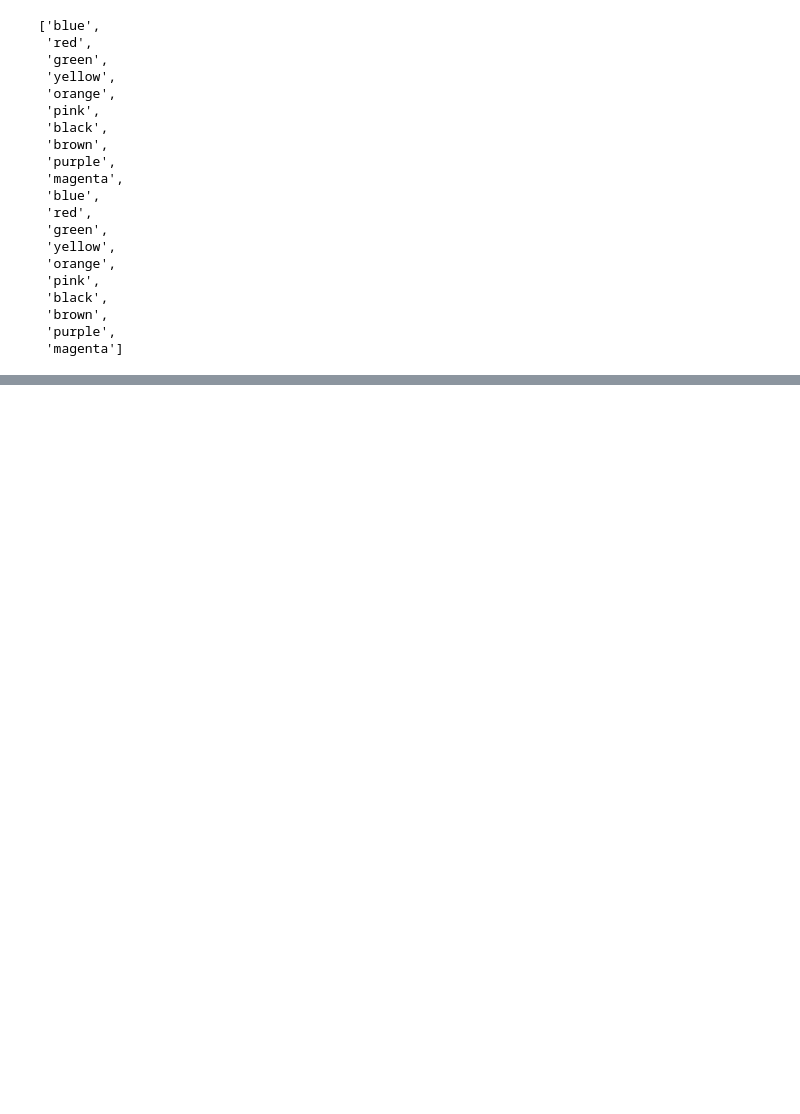
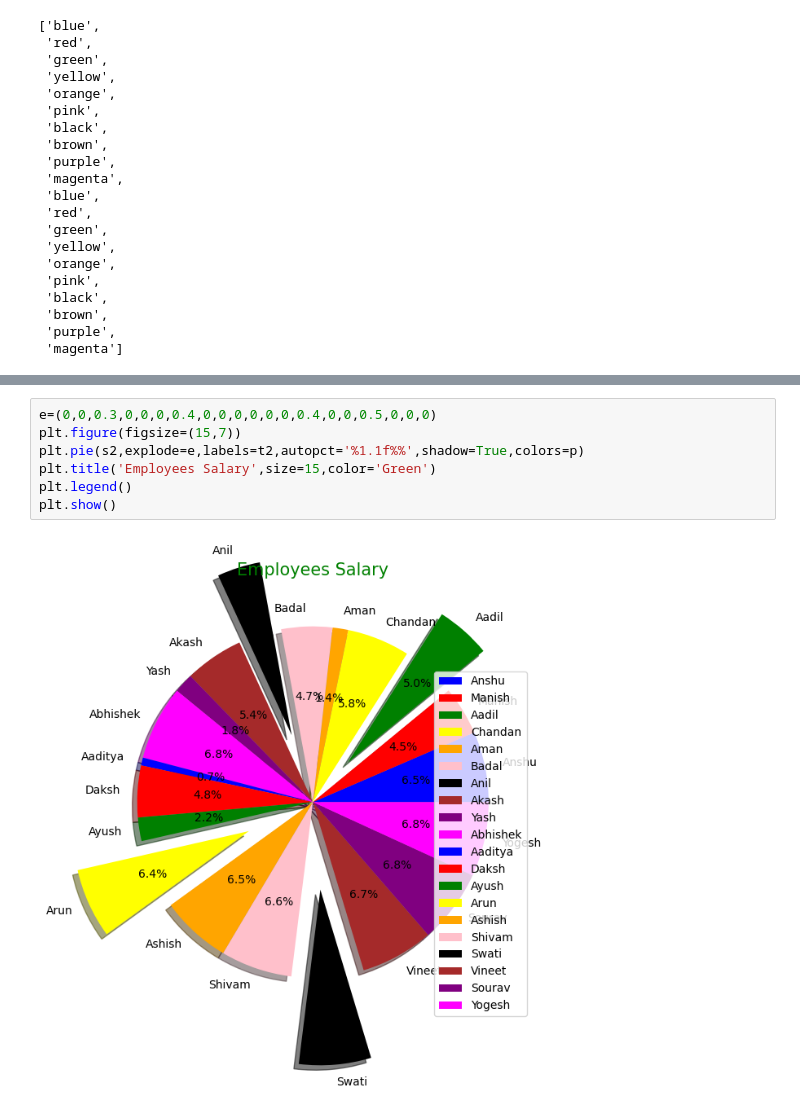
Before and after one commit to anshuKumar-codes/Data_Analytics_Journey, a Jupyter notebook: Pandas/day 3 pandas.ipynb, the cells around one changed output, grey strips where cells are left out. Drawn from its saved outputs; the diff is of its cells as text; blank space fills up the shorter version.

```diff
--- a/Pandas/day 3 pandas.ipynb
+++ b/Pandas/day 3 pandas.ipynb
@@ -1700,0 +1703,9 @@ NameError: name 'plt' is not defined
+# %%
+e=(0,0,0.3,0,0,0,0.4,0,0,0,0,0,0,0.4,0,0,0.5,0,0,0)
+plt.figure(figsize=(15,7))
+plt.pie(s2,explode=e,labels=t2,autopct='%1.1f%%',shadow=True,colors=p)
+plt.title('Employees Salary',size=15,color='Green')
+plt.legend()
+plt.show()
+# %% [output]
+[figure, added]
```
Also changed, not shown: parts of 2 cells of this notebook.
